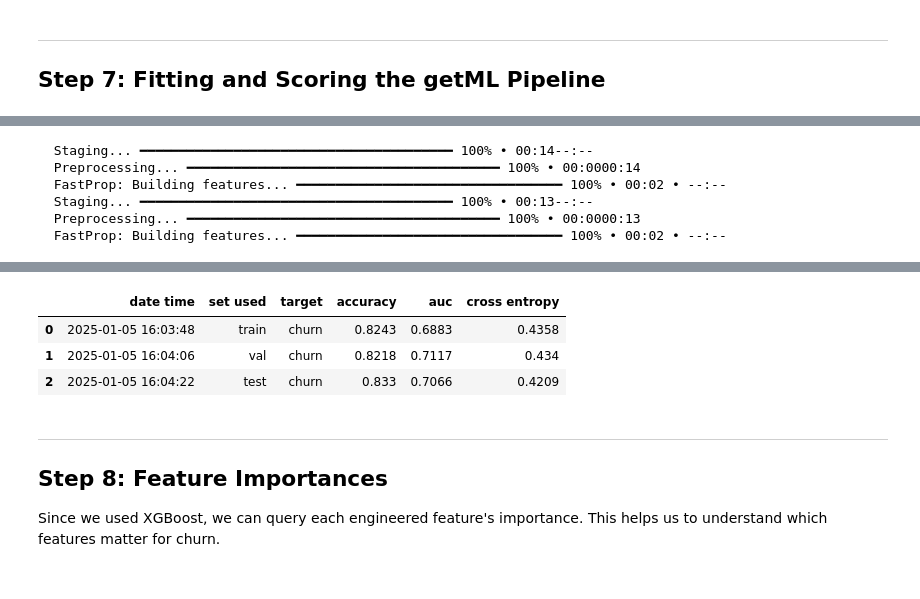
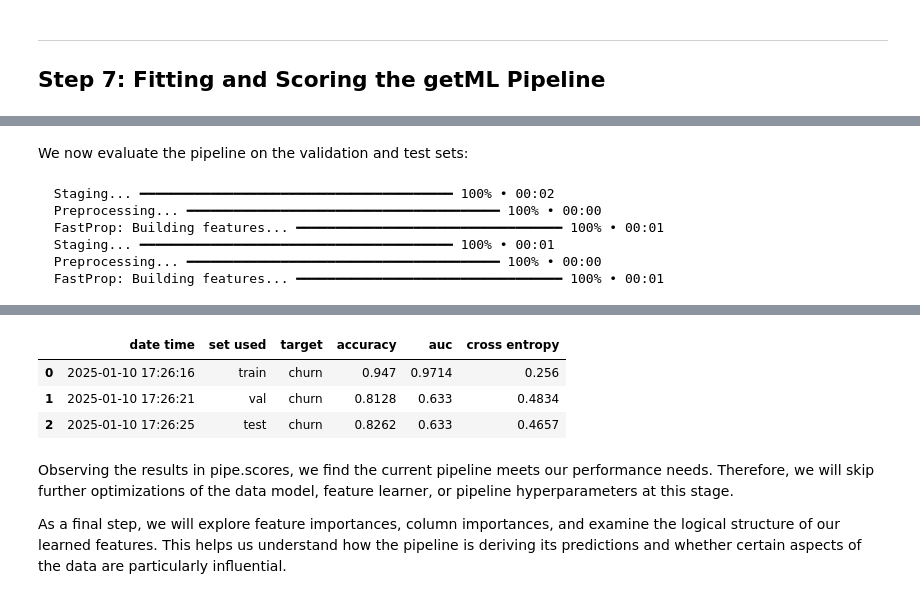
Before and after one commit to getml/getml-relbench, a Jupyter notebook: hm-churn.ipynb, the cells around one changed output, grey strips where cells are left out. Drawn from its saved outputs; the diff is of its cells as text; code cells hidden in the pictures.

```diff
--- a/hm-churn.ipynb
+++ b/hm-churn.ipynb
@@ -62,17 +61,16 @@ import getml
 from relbench.datasets import get_dataset
 from relbench.tasks import get_task
 
-# Download the dataset and task
 dataset = get_dataset("rel-hm", download=True)
 task = get_task("rel-hm", "user-churn", download=True)
 
 # Enable textual output to avoid rendering issues in certain JupyterLab environments
 getml.utilities.progress.FORCE_TEXTUAL_OUTPUT = True
+getml.utilities.progress.FORCE_MONOCHROME_OUTPUT = True
 
 # Launch getML engine in memory-mapped mode to handle large datasets
 # Requires less memory (RAM) but is slightly slower.
 getml.engine.launch(in_memory=False)
-# `in_memory=True` keeps the getML data frames in the RAM
 
 # Set the project name in getML for tracking and managing objects
 getml.set_project("hm-churn")
@@ -189,8 +179,4 @@ type: getml.DataFrame
 # %%
-# Role assignment breakdown on `article`:
-# "article_id" acts as the primary key for joining with the transaction table.
-# Numerical-encoded categories (e.g., "product_type_no") are set as categorical
-
 article.set_role("article_id", getml.data.roles.join_key)
 
 article.set_role(
@@ -208,6 +194,7 @@ article.set_role(
         "index_group_no",
         "section_no",
         "garment_group_no"
+        ,
     ],
-    getml.data.roles.categorical
+    getml.data.roles.categorical,
 )
@@ -292,15 +302,0 @@ type: getml.DataFrame
-# %%
-# Assign roles to the population tables (train, test, val).
-# - "customer_id" is the join key.
-# - "churn" is the target variable.
-# - "timestamp" represents the prediction or cut-off date to prevent data leakage.
-
-population_roles = getml.data.Roles(
-    join_key=["customer_id"],
-    target=["churn"],
-    time_stamp=["timestamp"]
-)
-
-train = getml.data.DataFrame.from_parquet(f"{dataset.cache_dir}/tasks/user-churn/train.parquet", "train", population_roles)
-val = getml.data.DataFrame.from_parquet(f"{dataset.cache_dir}/tasks/user-churn/val.parquet", "val", population_roles)
-test = getml.data.DataFrame.from_parquet(f"{dataset.cache_dir}/tasks/user-churn/test.parquet", "test", population_roles)
@@ -468,6 +389,5 @@ peripheral
 ## Step 7: Fitting and Scoring the getML Pipeline
 # %%
 # .fit(...) orchestrates learning the features, and training the prediction model.
-
-pipe.fit(container_checked.train, check=False)
+pipe.fit(container.train, check=False)
 # %% [output]
@@ -490,22 +411,12 @@ Pipeline(data_model='train',
+# %% [markdown]
+We now evaluate the pipeline on the validation and test sets:
 # %%
-# We now evaluate the pipeline on the validation and test sets:
-
-pipe.score(container_checked.val)
-pipe.score(container_checked.test)
-pipe.scores
-
-# Observing the results in pipe.scores, we find the current pipeline
-# meets our performance needs. Therefore, we will skip further optimizations
-# of the data model, feature learner, or pipeline hyperparameters at this stage.
-
-# As a final step, we will explore feature importances, column importances,
-# and examine the logical structure of our learned features. This helps us
-# understand how the pipeline is deriving its predictions and whether
-# certain aspects of the data are particularly influential.
+pipe.score(container.val)
+pipe.score(container.test)
 # %% [output]
-  Staging... ━━━━━━━━━━━━━━━━━━━━━━━━━━━━━━━━━━━━━━━━ 100% • 00:14--:--
-  Preprocessing... ━━━━━━━━━━━━━━━━━━━━━━━━━━━━━━━━━━━━━━━━ 100% • 00:0000:14
-  FastProp: Building features... ━━━━━━━━━━━━━━━━━━━━━━━━━━━━━━━━━━ 100% • 00:02 • --:--
-  Staging... ━━━━━━━━━━━━━━━━━━━━━━━━━━━━━━━━━━━━━━━━ 100% • 00:13--:--
-  Preprocessing... ━━━━━━━━━━━━━━━━━━━━━━━━━━━━━━━━━━━━━━━━ 100% • 00:0000:13
-  FastProp: Building features... ━━━━━━━━━━━━━━━━━━━━━━━━━━━━━━━━━━ 100% • 00:02 • --:--
+  Staging... ━━━━━━━━━━━━━━━━━━━━━━━━━━━━━━━━━━━━━━━━ 100% • 00:02
+  Preprocessing... ━━━━━━━━━━━━━━━━━━━━━━━━━━━━━━━━━━━━━━━━ 100% • 00:00
+  FastProp: Building features... ━━━━━━━━━━━━━━━━━━━━━━━━━━━━━━━━━━ 100% • 00:01
+  Staging... ━━━━━━━━━━━━━━━━━━━━━━━━━━━━━━━━━━━━━━━━ 100% • 00:01
+  Preprocessing... ━━━━━━━━━━━━━━━━━━━━━━━━━━━━━━━━━━━━━━━━ 100% • 00:00
+  FastProp: Building features... ━━━━━━━━━━━━━━━━━━━━━━━━━━━━━━━━━━ 100% • 00:01
@@ -512,10 +424,13 @@ pipe.scores
 |  | date time | set used | target | accuracy | auc | cross entropy |
-| 0 | 2025-01-05 16:03:48 | train | churn | 0.8243 | 0.6883 | 0.4358 |
-| 1 | 2025-01-05 16:04:06 | val | churn | 0.8218 | 0.7117 | 0.434 |
-| 2 | 2025-01-05 16:04:22 | test | churn | 0.833 | 0.7066 | 0.4209 |
+| 0 | 2025-01-10 17:26:16 | train | churn | 0.947 | 0.9714 | 0.256 |
+| 1 | 2025-01-10 17:26:21 | val | churn | 0.8128 | 0.633 | 0.4834 |
+| 2 | 2025-01-10 17:26:25 | test | churn | 0.8262 | 0.633 | 0.4657 |
 # %% [markdown]
----
-## Step 8: Feature Importances
+Observing the results in pipe.scores, we find the current pipeline
+meets our performance needs. Therefore, we will skip further optimizations
+of the data model, feature learner, or pipeline hyperparameters at this stage.
 
-Since we used XGBoost, we can query each engineered feature's importance.
-This helps us to understand which features matter for churn.
+As a final step, we will explore feature importances, column importances,
+and examine the logical structure of our learned features. This helps us
+understand how the pipeline is deriving its predictions and whether
+certain aspects of the data are particularly influential.
```
Also changed, not shown: parts of 33 cells of this notebook.
